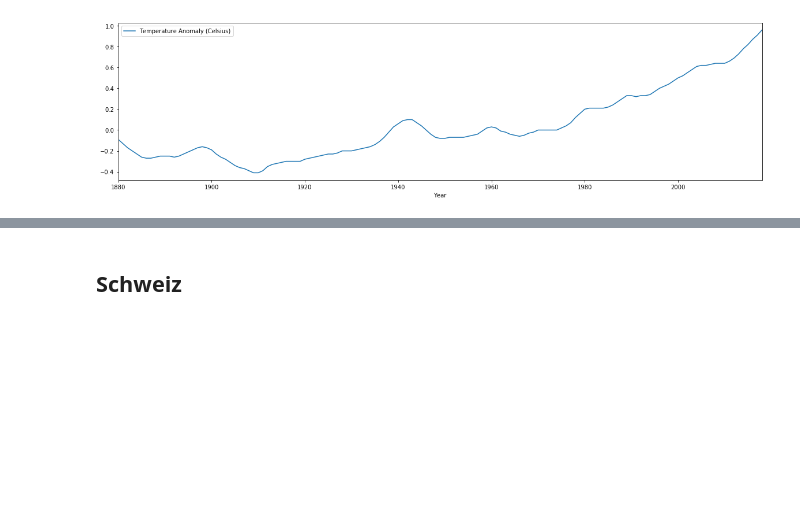
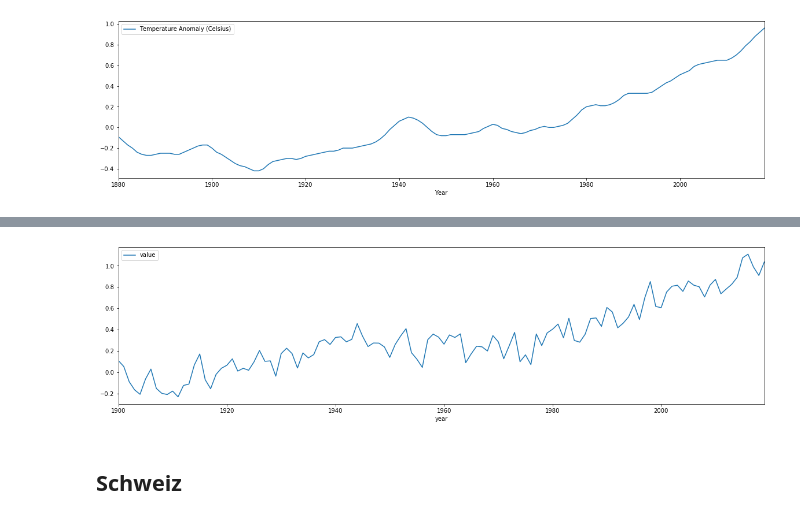
Before and after one commit to republik/dossier-klimawandel, a Jupyter notebook: data/Dossier Klimawandel.ipynb, the cells around one changed output, grey strips where cells are left out. Saved outputs shown, nothing was run; the diff lists cells and outputs as text; code cells hidden in the pictures; blank space fills up the shorter version.

```diff
--- a/data/Dossier Klimawandel.ipynb
+++ b/data/Dossier Klimawandel.ipynb
@@ -90,0 +90,6 @@ warming_display.to_csv(out('warming.csv'), index=False)
+# %%
+warming2 = pd.read_csv(dataset('HadCRUT.4.6.0.0.annual_ns_avg.txt'), delimiter='   ', usecols=[0,1], engine='python', index_col=0, names=['year', 'value'])
+warming2_selected = warming2.loc[1900:] - warming2.loc[1850:1900].mean()
+warming2_selected.plot();
+# %% [output]
+[figure, added]
```
Also changed, not shown: parts of 8 cells of this notebook, 7 other files.
